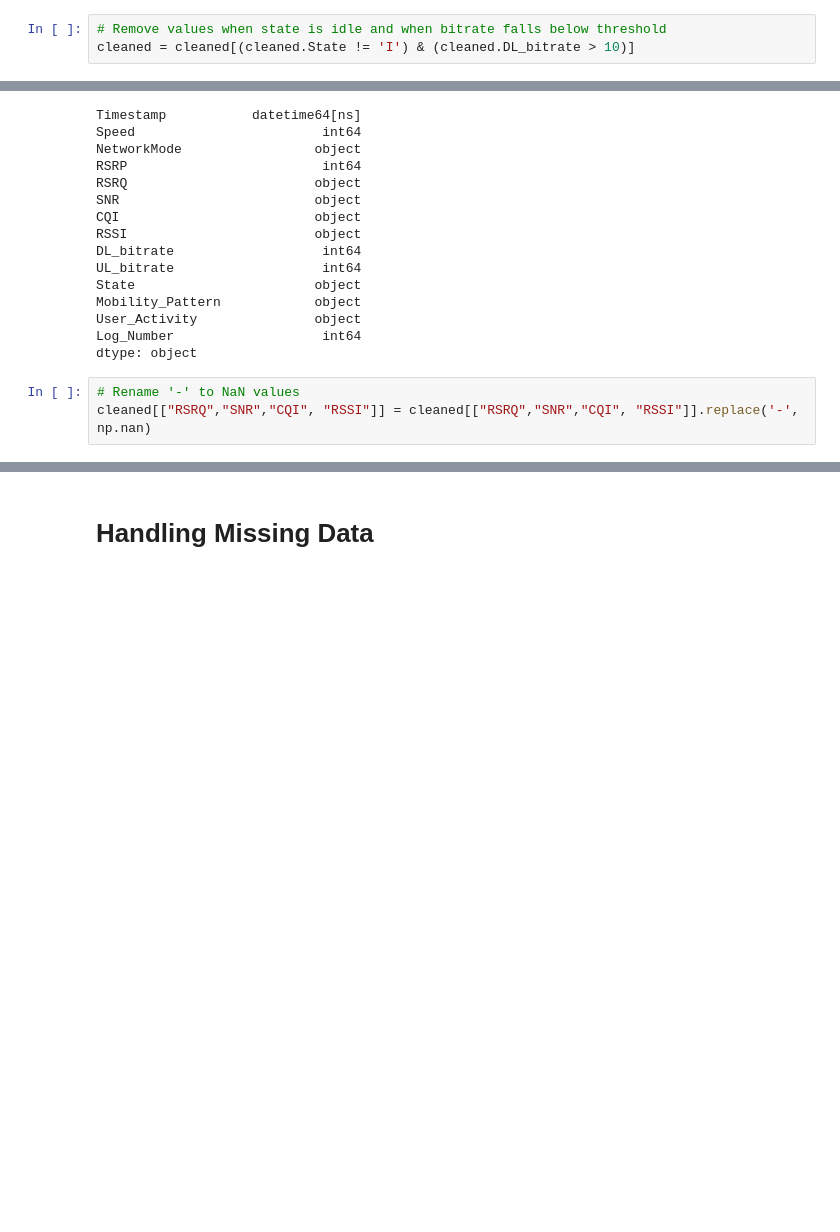
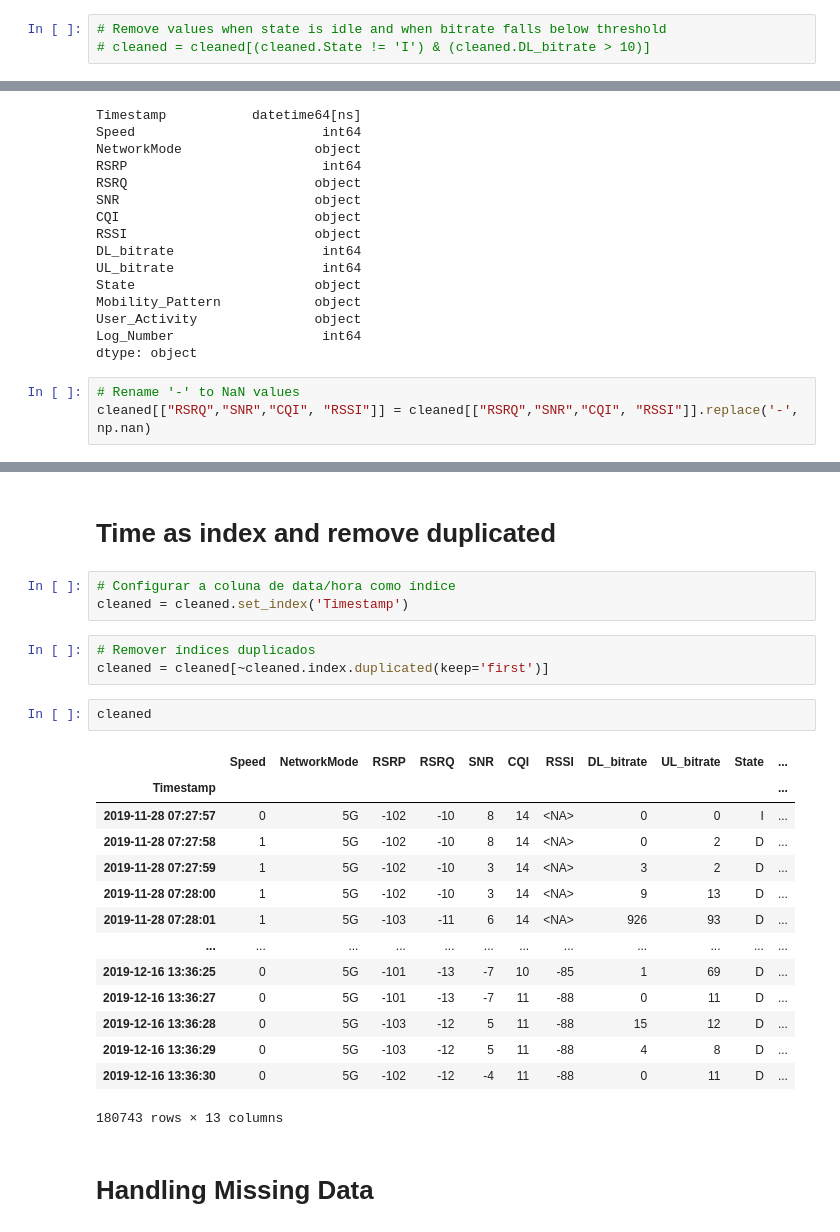
Before and after one commit to ejs94/5g-forecasting, a Jupyter notebook: notebooks/1_create_dataset.ipynb, the cells around one changed output, grey strips where cells are left out. Saved outputs shown, nothing was run; the diff lists cells and outputs as text; blank space fills up the shorter version.

```diff
--- a/notebooks/1_create_dataset.ipynb
+++ b/notebooks/1_create_dataset.ipynb
@@ -74,7 +74,7 @@ Log_Number          188711
 dtype: int64
 # %%
 # Remove values when state is idle and when bitrate falls below threshold
-cleaned = cleaned[(cleaned.State != 'I') & (cleaned.DL_bitrate > 10)]
+# cleaned = cleaned[(cleaned.State != 'I') & (cleaned.DL_bitrate > 10)]
 # %%
 cleaned.count()
 # %% [output]
@@ -177,2 +186,27 @@ array([ 0,  1,  2,  3,  4,  5,  6,  7,  8,  9, 10, 11, 12, 13, 14, 15, 16,
+# %% [markdown]
+# Time as index and remove duplicated
+# %%
+# Configurar a coluna de data/hora como índice
+cleaned = cleaned.set_index('Timestamp')
+# %%
+# Remover índices duplicados
+cleaned = cleaned[~cleaned.index.duplicated(keep='first')]
+# %%
+cleaned
+# %% [output]
+|  | Speed | NetworkMode | RSRP | RSRQ | SNR | CQI | RSSI | DL_bitrate | UL_bitrate | State | ... |
+| Timestamp |  |  |  |  |  |  |  |  |  |  | ... |
+| 2019-11-28 07:27:57 | 0 | 5G | -102 | -10 | 8 | 14 | <NA> | 0 | 0 | I | ... |
+| 2019-11-28 07:27:58 | 1 | 5G | -102 | -10 | 8 | 14 | <NA> | 0 | 2 | D | ... |
+| 2019-11-28 07:27:59 | 1 | 5G | -102 | -10 | 3 | 14 | <NA> | 3 | 2 | D | ... |
+| 2019-11-28 07:28:00 | 1 | 5G | -102 | -10 | 3 | 14 | <NA> | 9 | 13 | D | ... |
+| 2019-11-28 07:28:01 | 1 | 5G | -103 | -11 | 6 | 14 | <NA> | 926 | 93 | D | ... |
+| ... | ... | ... | ... | ... | ... | ... | ... | ... | ... | ... | ... |
+| 2019-12-16 13:36:25 | 0 | 5G | -101 | -13 | -7 | 10 | -85 | 1 | 69 | D | ... |
+| 2019-12-16 13:36:27 | 0 | 5G | -101 | -13 | -7 | 11 | -88 | 0 | 11 | D | ... |
+| 2019-12-16 13:36:28 | 0 | 5G | -103 | -12 | 5 | 11 | -88 | 15 | 12 | D | ... |
+| 2019-12-16 13:36:29 | 0 | 5G | -103 | -12 | 5 | 11 | -88 | 4 | 8 | D | ... |
+| 2019-12-16 13:36:30 | 0 | 5G | -102 | -12 | -4 | 11 | -88 | 0 | 11 | D | ... |
+180743 rows × 13 columns
 # %% [markdown]
 # Handling Missing Data
```
Also changed, not shown: parts of 16 cells of this notebook.
